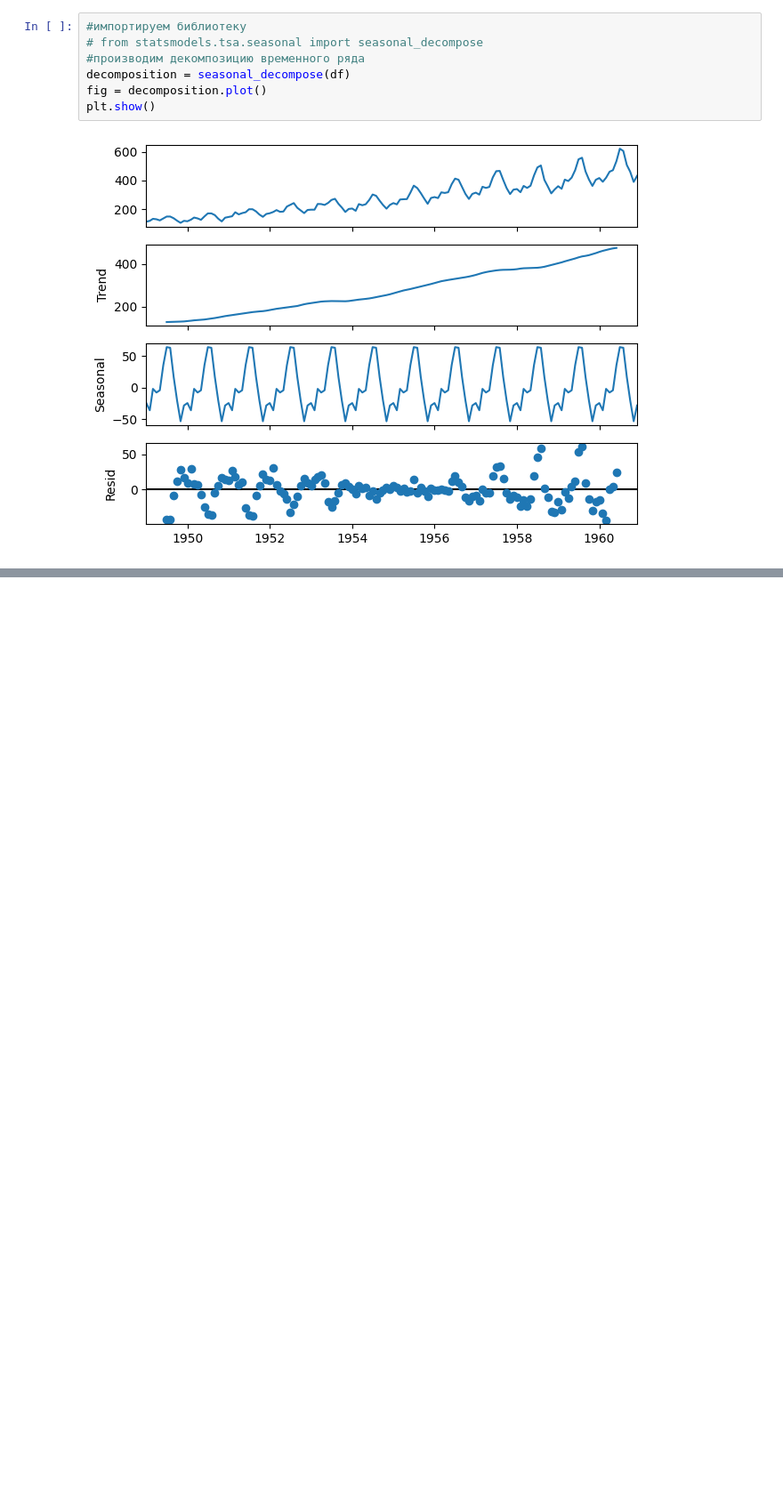
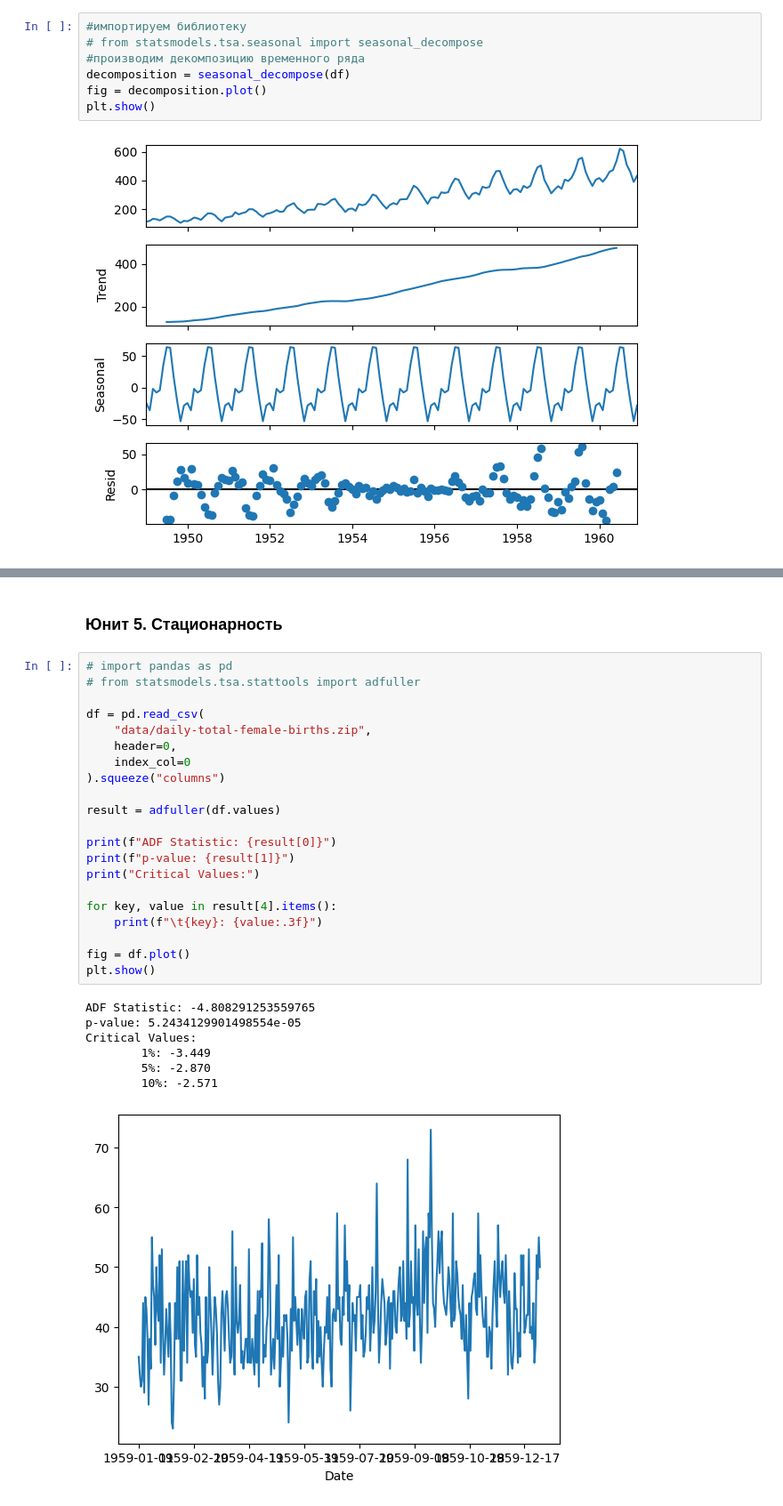
Before and after one commit to Elancinos/SF_DS_COURSE, a Jupyter notebook: Studies/MATH&ML-12/MATH&ML-12.ipynb, the cells around one changed output, grey strips where cells are left out. Shown at 89% size. Cells and saved outputs as stored; diff of their text form; blank space fills up the shorter version.

```diff
--- a/Studies/MATH&ML-12/MATH&ML-12.ipynb
+++ b/Studies/MATH&ML-12/MATH&ML-12.ipynb
@@ -40,0 +78,31 @@ plt.show()
+# %% [markdown]
+### Юнит 5. Стационарность
+# %%
+# import pandas as pd
+# from statsmodels.tsa.stattools import adfuller
+
+df = pd.read_csv(
+	"data/daily-total-female-births.zip",
+    header=0,
+    index_col=0
+).squeeze("columns")
+
+result = adfuller(df.values)
+
+print(f"ADF Statistic: {result[0]}")
+print(f"p-value: {result[1]}")
+print("Critical Values:")
+
+for key, value in result[4].items():
+	print(f"\t{key}: {value:.3f}")
+
+fig = df.plot()
+plt.show()
+# %% [output]
+ADF Statistic: -4.808291253559765
+p-value: 5.2434129901498554e-05
+Critical Values:
+        1%: -3.449
+        5%: -2.870
+        10%: -2.571
+[figure, added]
```
Also changed, not shown: parts of 23 cells of this notebook, 43 other files.
